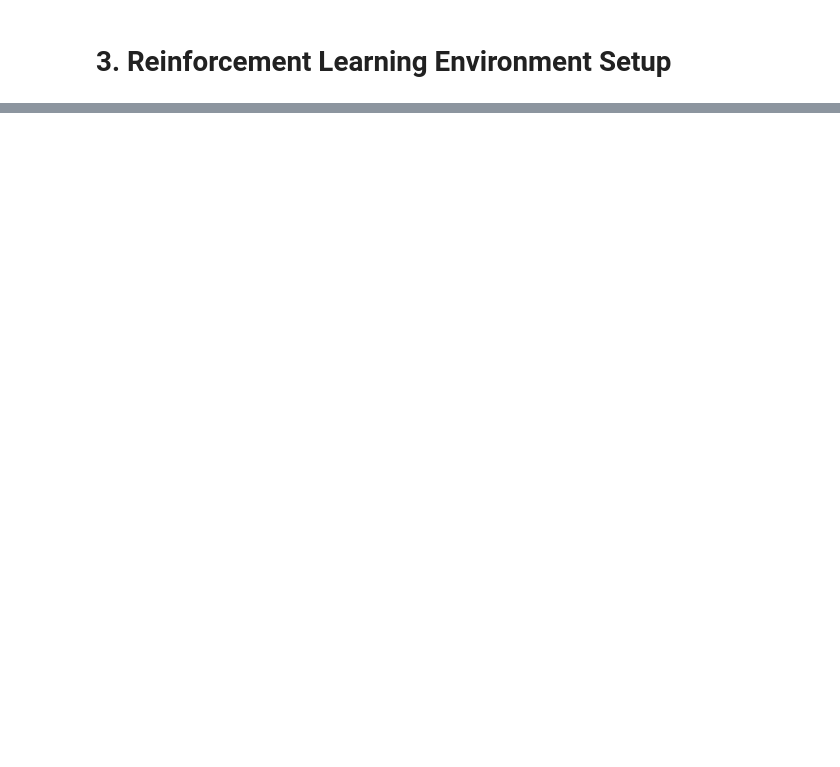
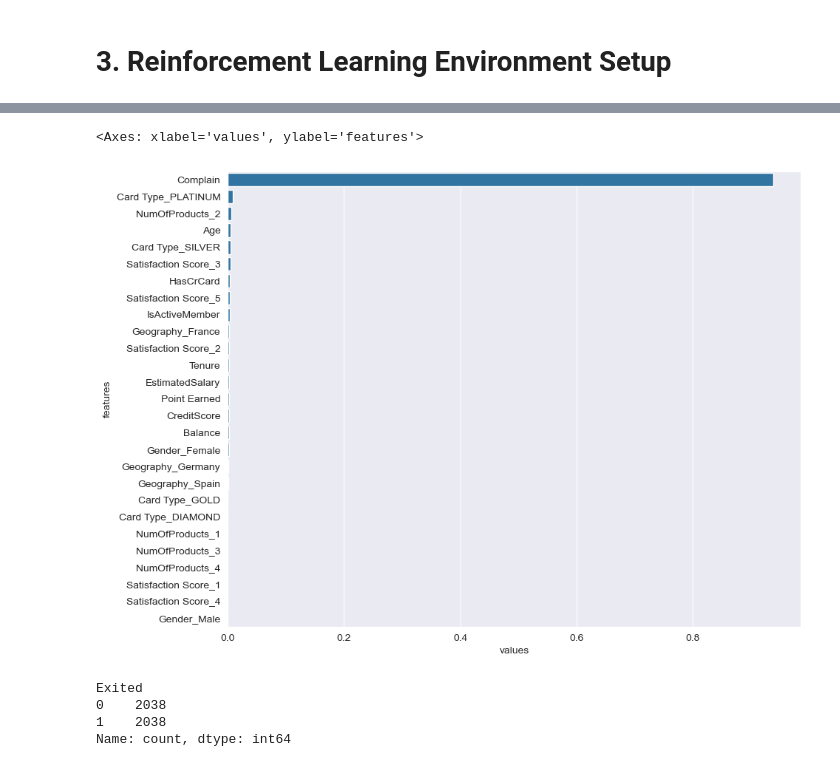
Before and after one commit to LikeLion-DSProjectTeam/Team_1, a Jupyter notebook: code/bank_customer_churn_prediction.ipynb, the cells around one changed output, grey strips where cells are left out. Cells and saved outputs as stored; diff of their text form; code cells hidden in the pictures; blank space fills up the shorter version.

```diff
--- a/code/bank_customer_churn_prediction.ipynb
+++ b/code/bank_customer_churn_prediction.ipynb
@@ -585,0 +662,5 @@ class ChurnEnvironment(gym.Env):
+# %%
+feature_imp = pd.DataFrame({"features": X_train.columns, "values": model.feature_importances_})
+# %%
+feature_imp.sort_values(by = 'values', ascending= False, inplace = True)
+feature_imp
@@ -585,0 +685,17 @@ class ChurnEnvironment(gym.Env):
+# %%
+plt.figure(figsize = (10, 8))
+sns.barplot(x = 'values', y = 'features', data = feature_imp.sort_values(by = 'values', ascending = False))
+# %% [output]
+<Axes: xlabel='values', ylabel='features'>
+[figure, added]
+# %%
+under = RandomUnderSampler()
+
+X_resampled, y_resampled = under.fit_resample(X, y)
+
+print(y_resampled.value_counts())
+# %% [output]
+Exited
+0    2038
+1    2038
+Name: count, dtype: int64
```
Also changed, not shown: parts of 32 cells of this notebook.
